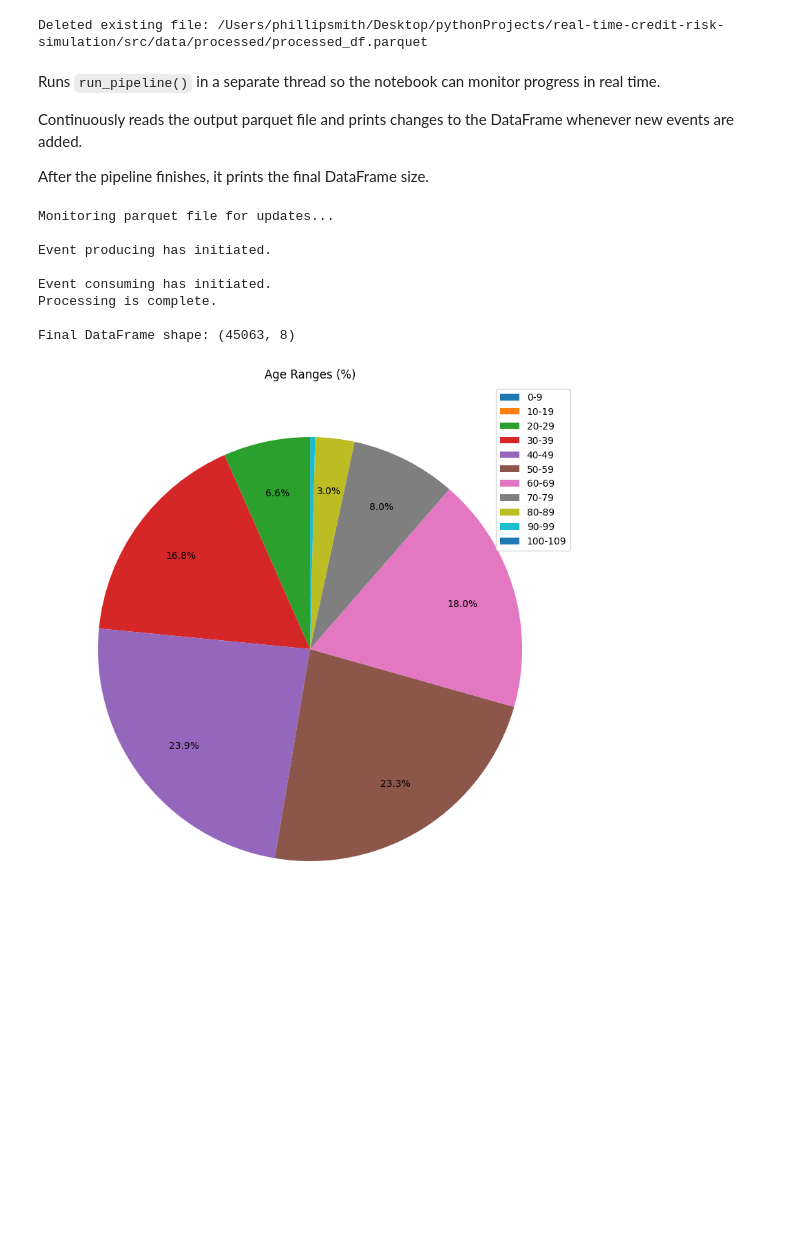
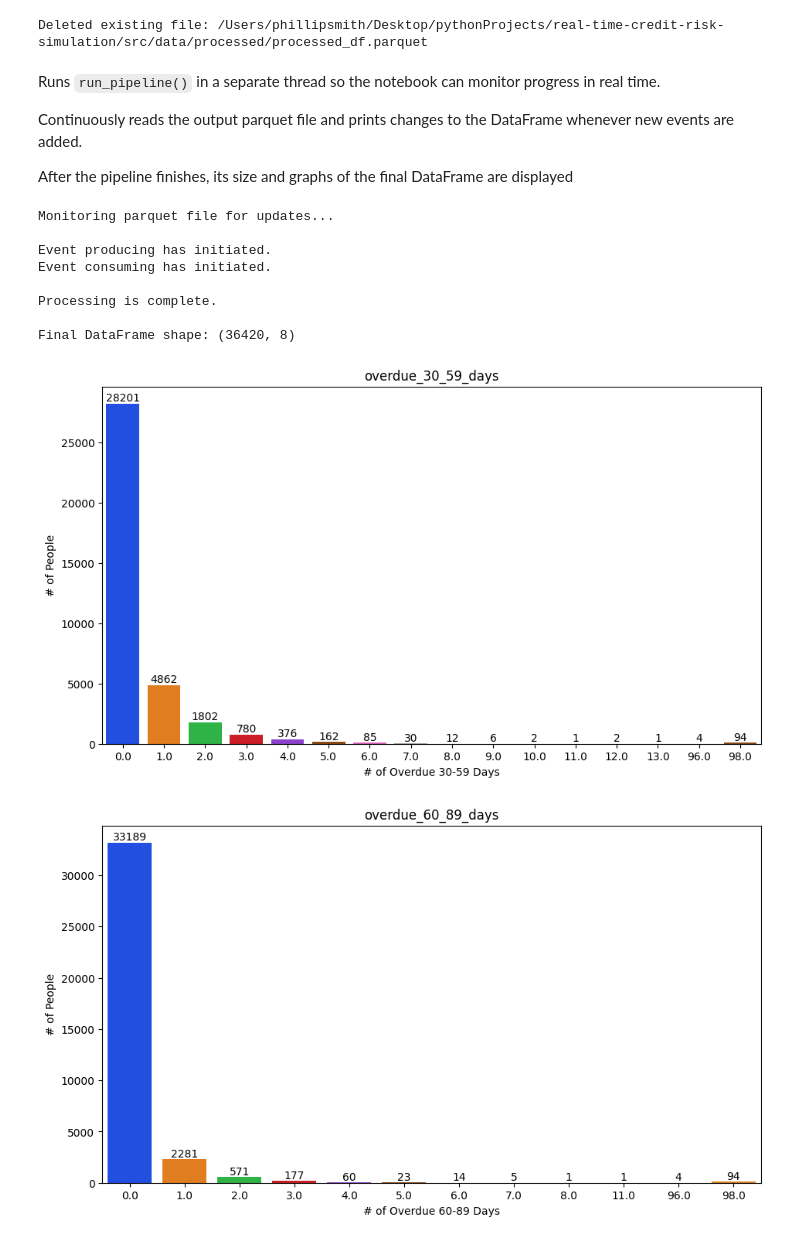
Before and after one commit to PESIII23/real-time-credit-risk-simulation, a Jupyter notebook: src/notebooks/credit_risk_analysis.ipynb, the cells around one changed output. Drawn from its saved outputs; the diff is of its cells as text; code cells hidden in the pictures; blank space fills up the shorter version.

Commit message:
graph and clean data updates

```diff
--- a/src/notebooks/credit_risk_analysis.ipynb
+++ b/src/notebooks/credit_risk_analysis.ipynb
@@ -51,7 +59,7 @@ Runs `run_pipeline()` in a separate thread so the notebook can monitor progress
 
 Continuously reads the output parquet file and prints changes to the DataFrame whenever new events are added.
 
-After the pipeline finishes, it prints the final DataFrame size.
+After the pipeline finishes, its size and graphs of the final DataFrame are displayed
 # %%
 # -----------------------------
 # Initialize variables
@@ -74,7 +82,6 @@ while pipeline_thread.is_alive():
         try:
             df = pd.read_parquet(file_path, engine='fastparquet')
             if not df.empty and df.shape != previous_shape:
-                # execute df mods and feature engineering
                 previous_shape = df.shape
         except Exception:
             pass
@@ -84,35 +91,36 @@ while pipeline_thread.is_alive():
 # Wait for pipeline thread to finish
 # -----------------------------
 pipeline_thread.join()
 
 # -----------------------------
-# Print final DataFrame info and graphs
+# Graph final DataFrame results
 # -----------------------------
 if file_path.exists():
     df = pd.read_parquet(file_path, engine='fastparquet')
     print(f"Final DataFrame shape: {df.shape}\n")
 
     """Bar Charts"""
     Plots.bar_graph(df, df.columns[4], x_label='# of Overdue 30-59 Days', y_label='# of People')
     Plots.bar_graph(df, df.columns[5], x_label='# of Overdue 60-89 Days', y_label='# of People')
     Plots.bar_graph(df, df.columns[6], x_label='# of Overdue 90+ Days', y_label='# of People')
     Plots.bar_graph(df, df.columns[7], x_label='# of Delinquencies', y_label='# of People')
 
     """Pie Charts"""
-    Plots.pie_graph(df, df.columns[0], title='Age Ranges (%)')
+    Plots.pie_graph(df, df.columns[0], title='% of Age Ranges')
 
     plt.legend(loc="upper right")
     plt.show()
 
 else:
     print("Pipeline finished but file was not found.")
 # %% [output]
 Monitoring parquet file for updates...
 
 Event producing has initiated.
+Event consuming has initiated.
 
-Event consuming has initiated.
 Processing is complete.
 
-Final DataFrame shape: (45063, 8)
+Final DataFrame shape: (36420, 8)
-[figure, old version]
+[figure, new version]
+[figure, added]
```
Also changed, not shown: parts of 4 cells of this notebook, 3 other files.
